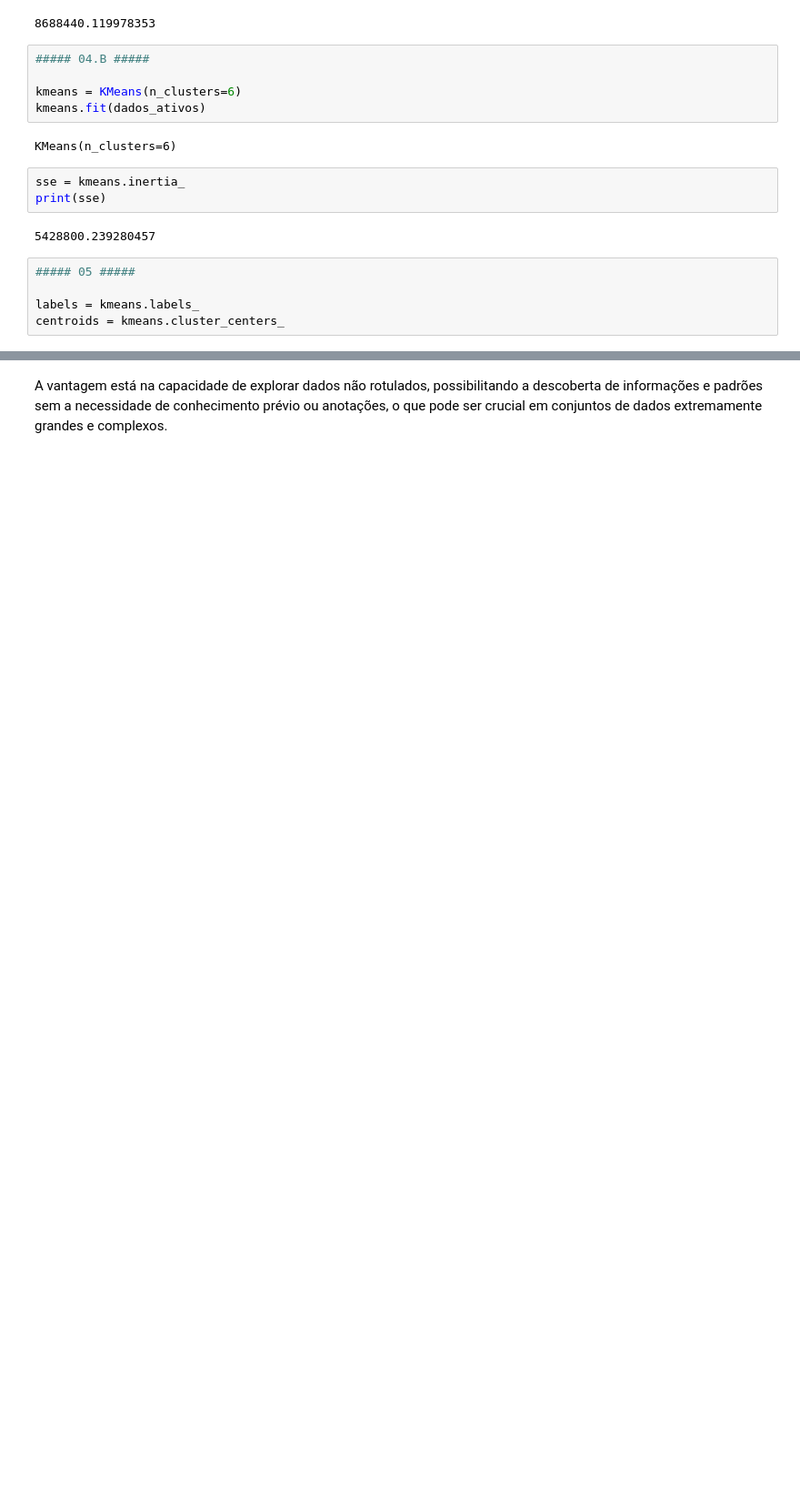
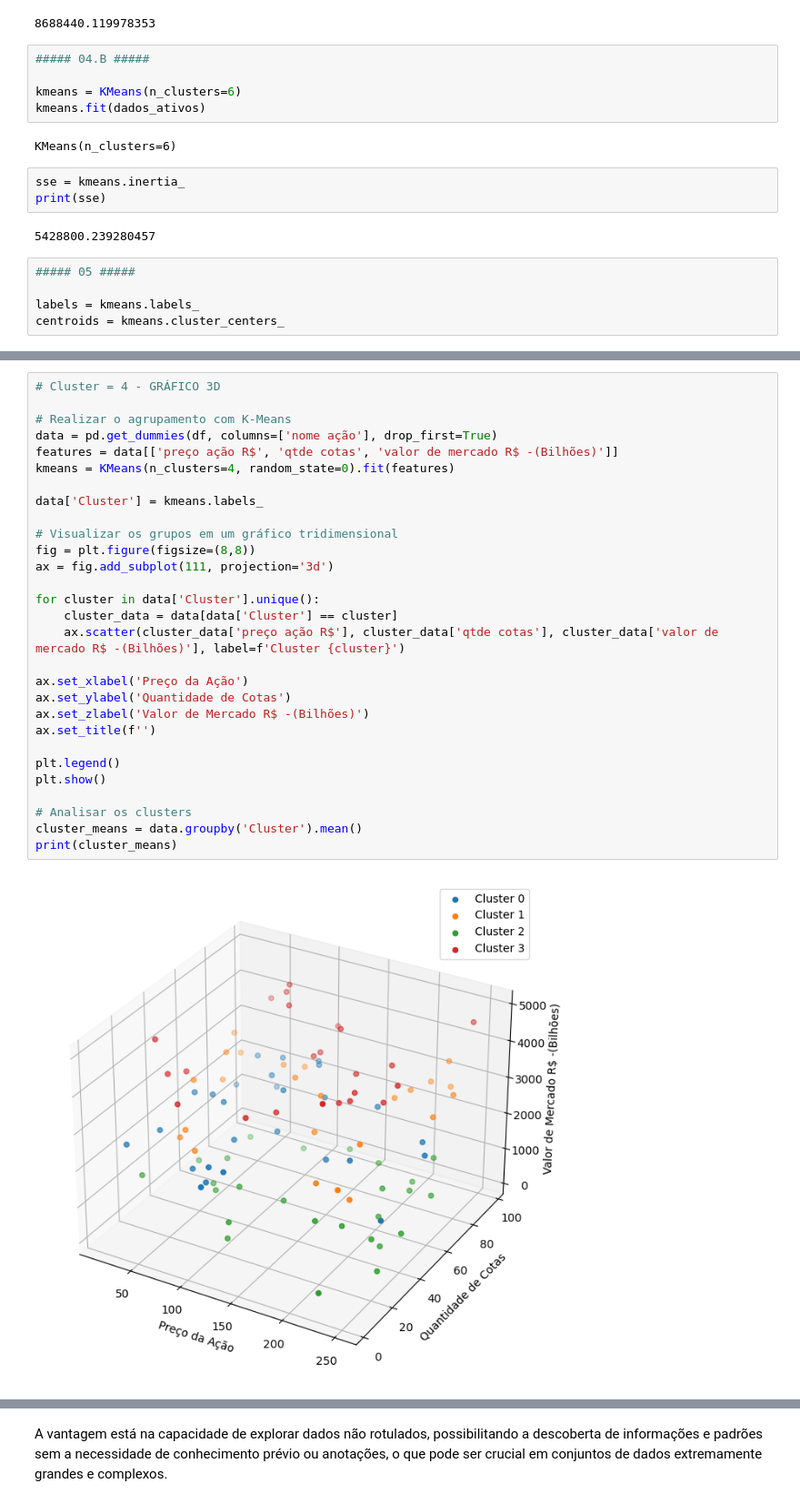
Before and after one commit to Jessicasq19/SomativaIABDjessy, a Jupyter notebook: somativa.ipynb, the cells around one changed output, grey strips where cells are left out. Shown at 91% size. Drawn from its saved outputs; the diff is of its cells as text; blank space fills up the shorter version.

```diff
--- a/somativa.ipynb
+++ b/somativa.ipynb
@@ -144,0 +260,31 @@ plt.show()
+# %%
+# Cluster = 4 - GRÁFICO 3D
+
+# Realizar o agrupamento com K-Means
+data = pd.get_dummies(df, columns=['nome ação'], drop_first=True)
+features = data[['preço ação R$', 'qtde cotas', 'valor de mercado R$ -(Bilhões)']]
+kmeans = KMeans(n_clusters=4, random_state=0).fit(features)
+
+data['Cluster'] = kmeans.labels_
+
+# Visualizar os grupos em um gráfico tridimensional
+fig = plt.figure(figsize=(8,8))
+ax = fig.add_subplot(111, projection='3d')
+
+for cluster in data['Cluster'].unique():
+    cluster_data = data[data['Cluster'] == cluster]
+    ax.scatter(cluster_data['preço ação R$'], cluster_data['qtde cotas'], cluster_data['valor de mercado R$ -(Bilhões)'], label=f'Cluster {cluster}')
+
+ax.set_xlabel('Preço da Ação')
+ax.set_ylabel('Quantidade de Cotas')
+ax.set_zlabel('Valor de Mercado R$ -(Bilhões)')
+ax.set_title(f'')
+
+plt.legend()
+plt.show()
+
+# Analisar os clusters
+cluster_means = data.groupby('Cluster').mean()
+print(cluster_means)
+# %% [output]
+[figure, added]
```
Also changed, not shown: parts of 8 cells of this notebook.
